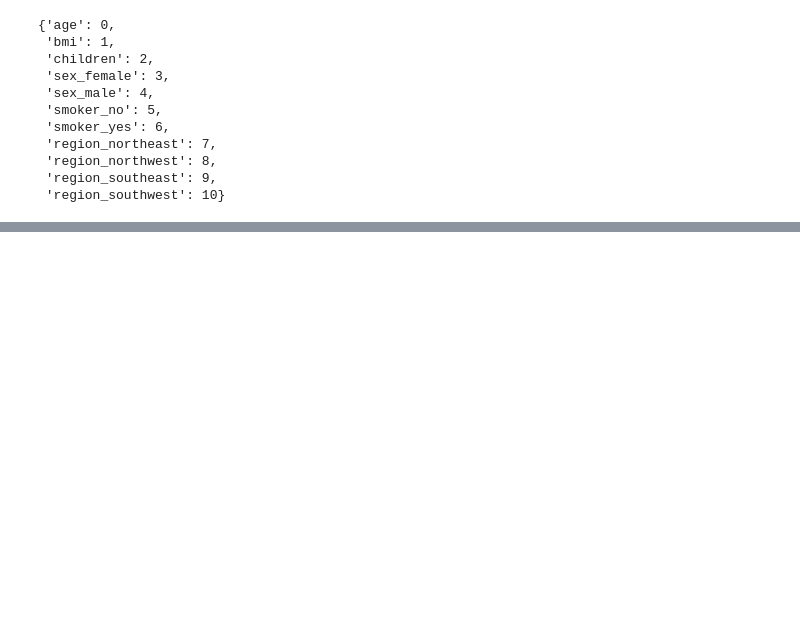
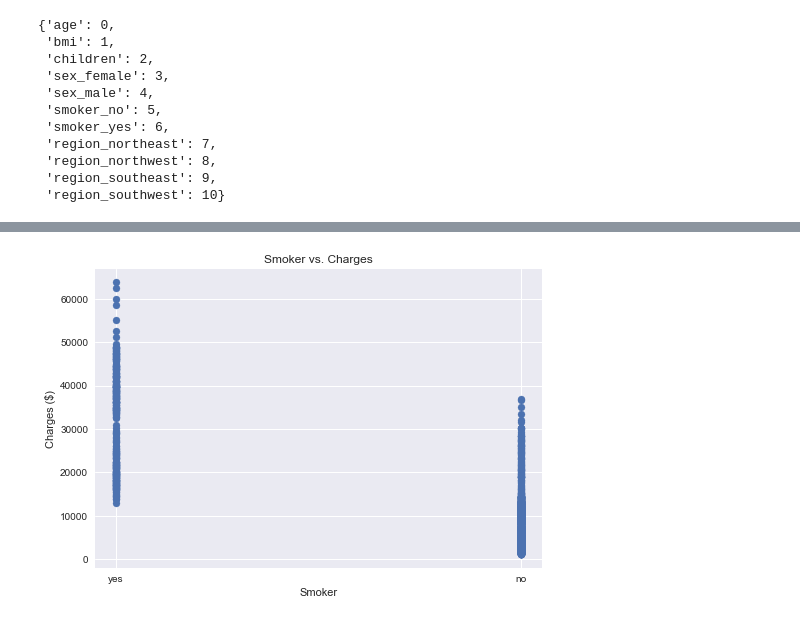
Before and after one commit to osteenw/Insurance-Prediction, a Jupyter notebook: Insurance-Capstone.ipynb, the cells around one changed output, grey strips where cells are left out. Saved outputs shown, nothing was run; the diff lists cells and outputs as text; code cells hidden in the pictures; blank space fills up the shorter version.

```diff
--- a/Insurance-Capstone.ipynb
+++ b/Insurance-Capstone.ipynb
@@ -41,6 +43,7 @@ df.isna().sum(), df.dtypes
  dtype: object)
 # %%
 # Encode categorical data to be binary
+original_df = df
 df = pd.get_dummies(df, columns=['sex', 'smoker', 'region'])
 df.columns
 # %% [output]
@@ -125,0 +136,11 @@ with open('cat', 'wb') as fid:
+# %%
+# Smoker vs. Charges
+
+plt.style.use("seaborn")
+plt.scatter(original_df["smoker"], original_df["charges"])
+plt.xlabel("Smoker")
+plt.ylabel("Charges ($)")
+plt.title("Smoker vs. Charges")
+plt.show()
+# %% [output]
+[figure, added]
```
Also changed, not shown: parts of 11 cells of this notebook, 6 other files.
